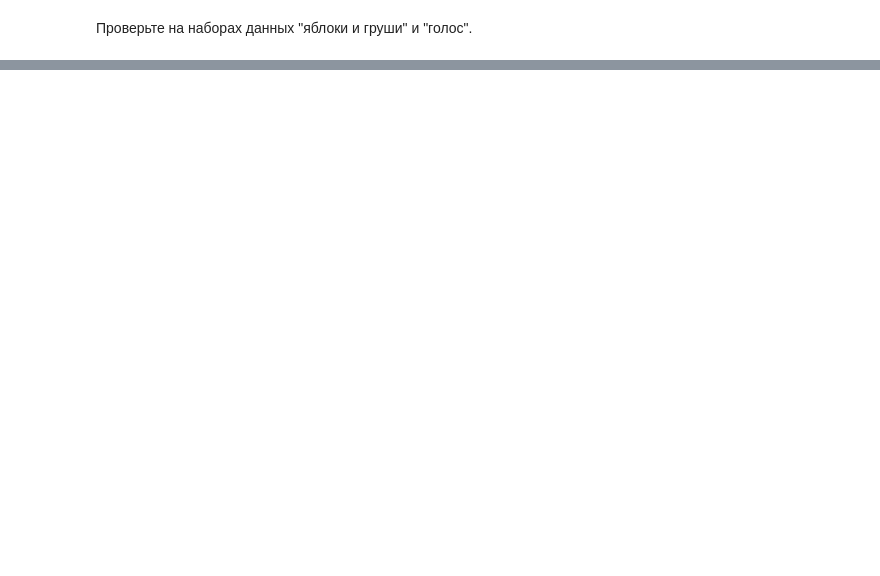
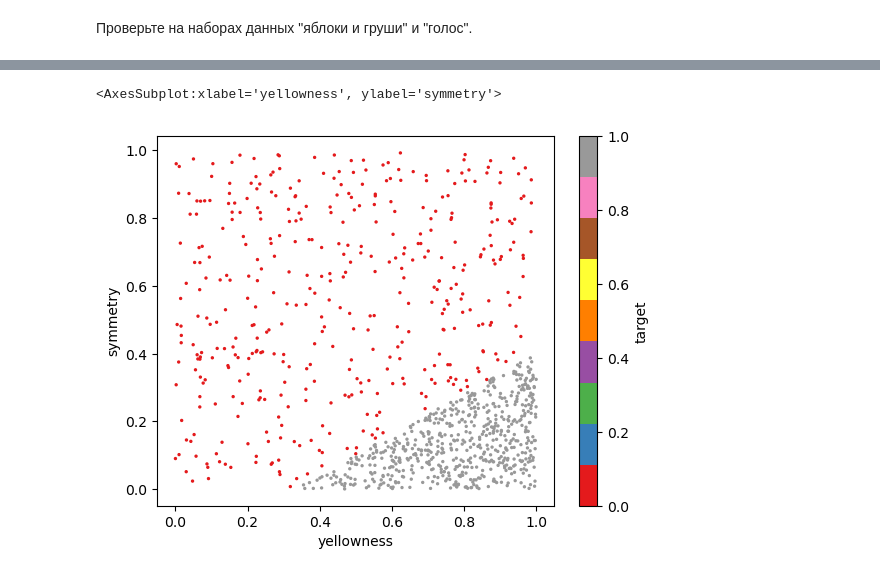
Before and after one commit to MGSDS/Itmo-ML, a Jupyter notebook: Lab 6/test 6.1 neuron logloss.ipynb, the cells around one changed output, grey strips where cells are left out. Saved outputs shown, nothing was run; the diff lists cells and outputs as text; code cells hidden in the pictures; blank space fills up the shorter version.

```diff
--- a/Lab 6/test 6.1 neuron logloss.ipynb
+++ b/Lab 6/test 6.1 neuron logloss.ipynb
@@ -155,0 +176,3 @@ print ("b = " + str(neuron.b))
+# %%
+df = pd.read_csv('apples_pears.csv')
+df.head()
@@ -155,0 +198,5 @@ print ("b = " + str(neuron.b))
+# %%
+df.plot(kind='scatter', x='yellowness', y='symmetry', c='target', cmap='Set1', s=2)
+# %% [output]
+<AxesSubplot:xlabel='yellowness', ylabel='symmetry'>
+[figure, added]
```
Also changed, not shown: parts of 11 cells of this notebook.
